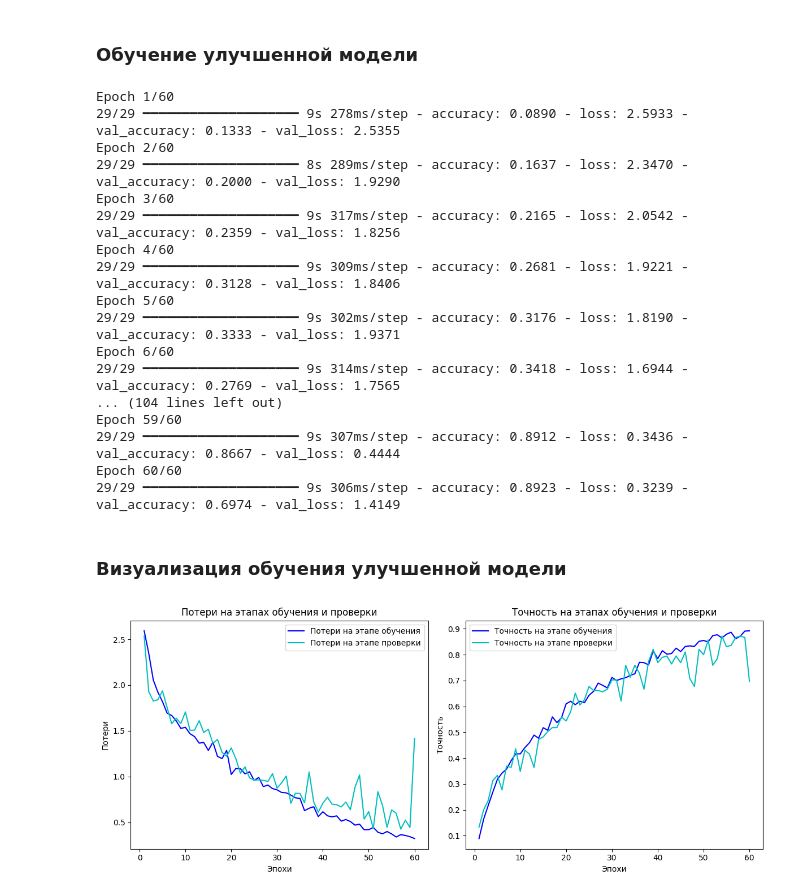
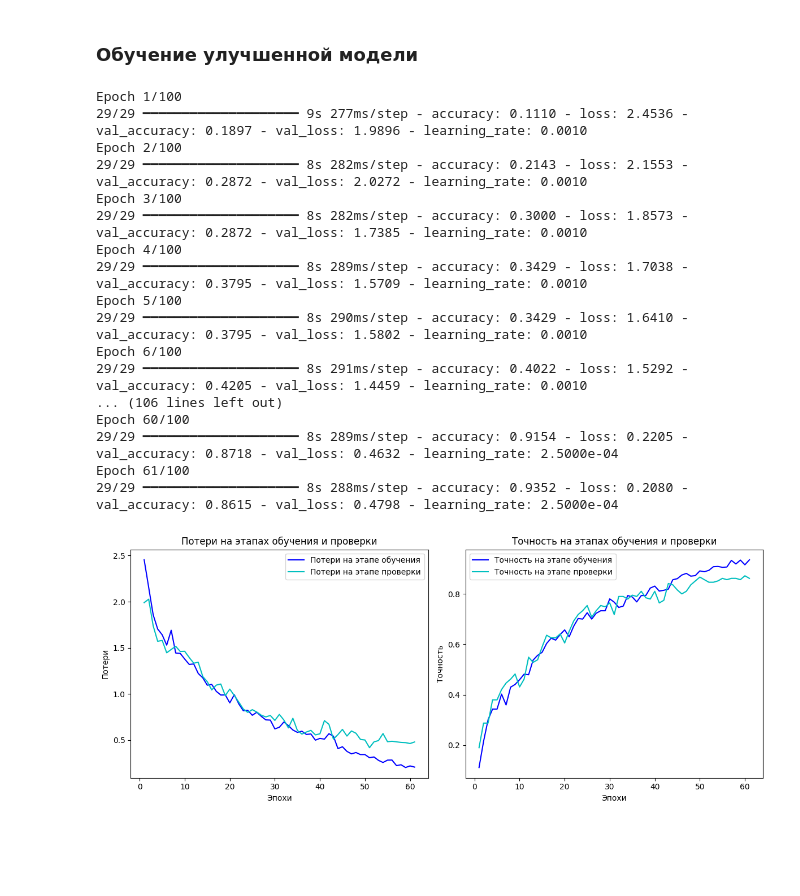
Before and after one commit to rayshite/chess-classifier, a Jupyter notebook: model/chess-classifier.ipynb, the cells around one changed output. Cells and saved outputs as stored; diff of their text form; code cells hidden in the pictures; blank space fills up the shorter version.

```diff
--- a/model/chess-classifier.ipynb
+++ b/model/chess-classifier.ipynb
@@ -212,5 +229,5 @@ visualize(history_1)
 # %%
-model_1 = keras.models.load_model("model1.keras")
+model_1 = keras.models.load_model("model_1.keras")
 test_loss, test_acc = model_1.evaluate(test_dataset)
 print(f"Точность на тестовых данных: {test_acc:.3f}")
 # %% [output]
@@ -228,6 +236,13 @@ data_augmentation = keras.Sequential(
 # %% [markdown]
 ### Создание модели с обогащением с прореживанием
 # %%
+data_augmentation = keras.Sequential(
+    [
+        layers.RandomTranslation(0.1, 0.1),
+        layers.RandomBrightness(0.2),
+    ]
+)
+
 inputs = keras.Input(shape=(180, 180, 3))
 x = data_augmentation(inputs)
 x = layers.Rescaling(1./255)(x)
@@ -245,45 +260,27 @@ x = layers.Dropout(0.5)(x)
 
 outputs = layers.Dense(13, activation="softmax")(x)
 model_2 = keras.Model(inputs=inputs, outputs=outputs)
-model_2.compile(loss="sparse_categorical_crossentropy",
-    optimizer="rmsprop",
-    metrics=["accuracy"])
 # %% [markdown]
 ### Обучение улучшенной модели
 # %%
-callbacks = [
-    keras.callbacks.ModelCheckpoint(
-        filepath="model2.keras",
-        save_best_only=True,
-        monitor="val_loss")
-]
-history_2 = model_2.fit(
-    train_dataset,
-    epochs=60,
-    validation_data=validation_dataset,
-    callbacks=callbacks)
+fit_model(model_2, "model_2.keras")
 # %% [output]
-Epoch 1/60
-29/29 ━━━━━━━━━━━━━━━━━━━━ 9s 278ms/step - accuracy: 0.0890 - loss: 2.5933 - val_accuracy: 0.1333 - val_loss: 2.5355
-Epoch 2/60
-29/29 ━━━━━━━━━━━━━━━━━━━━ 8s 289ms/step - accuracy: 0.1637 - loss: 2.3470 - val_accuracy: 0.2000 - val_loss: 1.9290
-Epoch 3/60
-29/29 ━━━━━━━━━━━━━━━━━━━━ 9s 317ms/step - accuracy: 0.2165 - loss: 2.0542 - val_accuracy: 0.2359 - val_loss: 1.8256
-Epoch 4/60
-29/29 ━━━━━━━━━━━━━━━━━━━━ 9s 309ms/step - accuracy: 0.2681 - loss: 1.9221 - val_accuracy: 0.3128 - val_loss: 1.8406
-Epoch 5/60
-29/29 ━━━━━━━━━━━━━━━━━━━━ 9s 302ms/step - accuracy: 0.3176 - loss: 1.8190 - val_accuracy: 0.3333 - val_loss: 1.9371
-Epoch 6/60
-29/29 ━━━━━━━━━━━━━━━━━━━━ 9s 314ms/step - accuracy: 0.3418 - loss: 1.6944 - val_accuracy: 0.2769 - val_loss: 1.7565
-... (104 lines left out)
-Epoch 59/60
-29/29 ━━━━━━━━━━━━━━━━━━━━ 9s 307ms/step - accuracy: 0.8912 - loss: 0.3436 - val_accuracy: 0.8667 - val_loss: 0.4444
-Epoch 60/60
-29/29 ━━━━━━━━━━━━━━━━━━━━ 9s 306ms/step - accuracy: 0.8923 - loss: 0.3239 - val_accuracy: 0.6974 - val_loss: 1.4149
+Epoch 1/100
+29/29 ━━━━━━━━━━━━━━━━━━━━ 9s 277ms/step - accuracy: 0.1110 - loss: 2.4536 - val_accuracy: 0.1897 - val_loss: 1.9896 - learning_rate: 0.0010
+Epoch 2/100
+29/29 ━━━━━━━━━━━━━━━━━━━━ 8s 282ms/step - accuracy: 0.2143 - loss: 2.1553 - val_accuracy: 0.2872 - val_loss: 2.0272 - learning_rate: 0.0010
+Epoch 3/100
+29/29 ━━━━━━━━━━━━━━━━━━━━ 8s 282ms/step - accuracy: 0.3000 - loss: 1.8573 - val_accuracy: 0.2872 - val_loss: 1.7385 - learning_rate: 0.0010
+Epoch 4/100
+29/29 ━━━━━━━━━━━━━━━━━━━━ 8s 289ms/step - accuracy: 0.3429 - loss: 1.7038 - val_accuracy: 0.3795 - val_loss: 1.5709 - learning_rate: 0.0010
+Epoch 5/100
+29/29 ━━━━━━━━━━━━━━━━━━━━ 8s 290ms/step - accuracy: 0.3429 - loss: 1.6410 - val_accuracy: 0.3795 - val_loss: 1.5802 - learning_rate: 0.0010
+Epoch 6/100
+29/29 ━━━━━━━━━━━━━━━━━━━━ 8s 291ms/step - accuracy: 0.4022 - loss: 1.5292 - val_accuracy: 0.4205 - val_loss: 1.4459 - learning_rate: 0.0010
+... (106 lines left out)
+Epoch 60/100
+29/29 ━━━━━━━━━━━━━━━━━━━━ 8s 289ms/step - accuracy: 0.9154 - loss: 0.2205 - val_accuracy: 0.8718 - val_loss: 0.4632 - learning_rate: 2.5000e-04
+Epoch 61/100
+29/29 ━━━━━━━━━━━━━━━━━━━━ 8s 288ms/step - accuracy: 0.9352 - loss: 0.2080 - val_accuracy: 0.8615 - val_loss: 0.4798 - learning_rate: 2.5000e-04
+[figure, added]
-# %% [markdown]
-### Визуализация обучения улучшенной модели
-# %%
-visualize(history_2)
-# %% [output]
-[figure, removed]
 # %%
```
Also changed, not shown: parts of 13 cells of this notebook.
